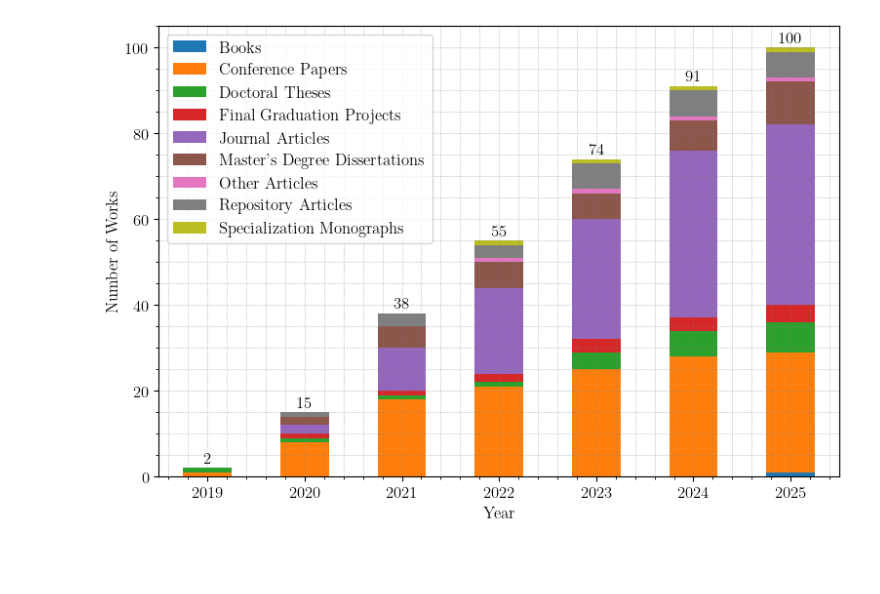
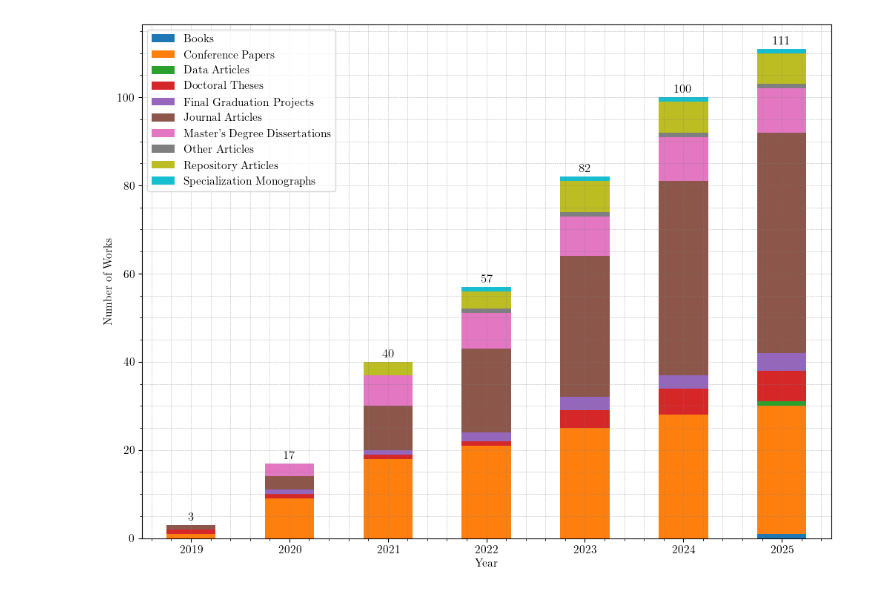
Before and after one commit to ricardoevvargas/data-articles-3w-dataset, a Jupyter notebook: 2.0.0/scripts/citation_progress.ipynb, the cells around one changed output. Drawn from its saved outputs; the diff is of its cells as text; code cells hidden in the pictures; blank space fills up the shorter version.

```diff
--- a/2.0.0/scripts/citation_progress.ipynb
+++ b/2.0.0/scripts/citation_progress.ipynb
@@ -5,19 +5,20 @@ import matplotlib as mpl
 # %%
 mpl.style.use('default')
 plt.rc('text',usetex = True)
-plt.rc('font', family='serif',size = 12)
+plt.rc('font', family='serif',size = 11)
 # %%
 # # Data from the publications according to
 data = {
     'Year': [2019, 2020, 2021, 2022, 2023, 2024, 2025],
+    'Books': [0, 0, 0, 0, 0, 0, 1],
+    'Conference Papers': [1, 8, 9, 3, 4, 3, 1],
+    "Data Articles": [0, 0, 0, 0, 0, 0, 1],
+    'Doctoral Theses': [1, 0, 0, 0, 3, 2, 1],
     'Final Graduation Projects': [0, 1, 0, 1, 1, 0, 1],
-    "Master's Degree Dissertations": [0, 2, 3, 1, 0, 1, 3],
-    'Doctoral Theses': [1, 0, 0, 0, 3, 2, 1],
-    'Journal Articles': [0, 2, 8, 10, 8, 11, 3],
-    'Conference Papers': [1, 7, 10, 3, 4, 3, 0],
-    'Books': [0, 0, 0, 0, 0, 0, 1],
+    'Journal Articles': [1, 2, 7, 9, 13, 12, 6],
+    "Master's Degree Dissertations": [0, 3, 4, 1, 1, 1, 0],
     'Other Articles': [0, 0, 0, 1, 0, 0, 0],
-    'Repository Articles': [0, 1, 2, 0, 3, 0, 0],
+    'Repository Articles': [0, 0, 3, 1, 3, 0, 0],
     'Specialization Monographs': [0, 0, 0, 1, 0, 0, 0],
 }
 # %%
@@ -29,6 +30,7 @@ pub.set_index('Year', inplace=True)
 ordered_columns = [
     'Books',
     'Conference Papers',
+    'Data Articles',
     'Doctoral Theses',
     'Final Graduation Projects',
     'Journal Articles',
@@ -44,29 +46,29 @@ df = pub[ordered_columns]
 df_cumulative = df.cumsum()
 # %%
 # Plotting the data
-ax = df_cumulative.plot(kind='bar', stacked=True, figsize=(9, 6))
+ax = df_cumulative.plot(kind='bar', stacked=True, figsize=(12, 9), width=0.5)
 
 # Axis
 plt.ylabel('Number of Works')
 plt.xlabel('Year')
 plt.xticks(rotation=0)
 
 # Legend
 ax.legend(title=None)
 
 # Grid - I like this formar
 plt.grid(True, linestyle=':', linewidth=0.4, which='major', color='gray')
 plt.minorticks_on()
 plt.grid(True, linestyle=':', linewidth=0.4, which='minor', color='gray')
 
 # Plot the cumulative sum on top of the bars
 totals = df_cumulative.sum(axis=1)
 for i, total in enumerate(totals):
     ax.text(i, total + 0.5, str(int(total)), ha='center', va='bottom', fontsize=12, weight='bold', color='black')
 
 # Saving
 plt.savefig('citation_progress.svg', format='svg', bbox_inches='tight')
 
 plt.show()
 # %% [output]
-[figure, old version]
+[figure, new version]
```
